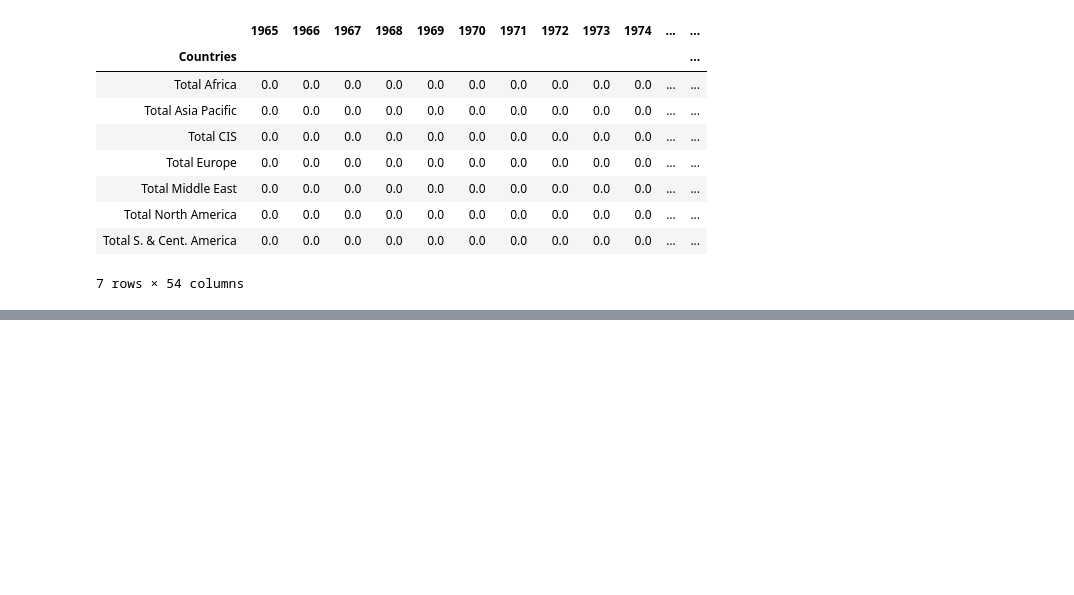
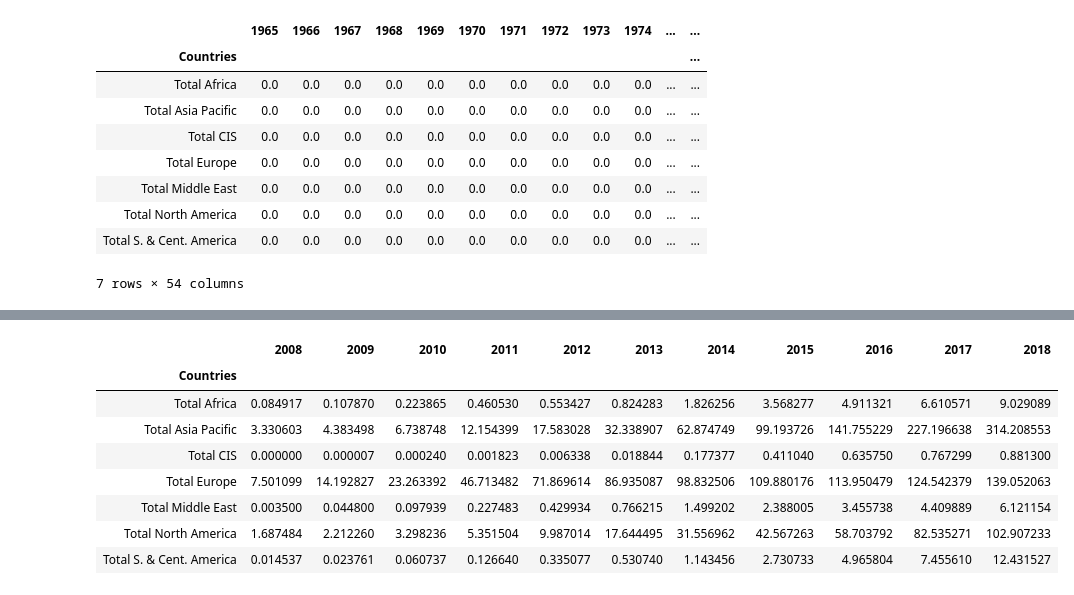
Before and after one commit to Tayzerdo/Renewable-energy, a Jupyter notebook: Solar energy analysis.ipynb, the cells around one changed output, grey strips where cells are left out. Cells and saved outputs as stored; diff of their text form; code cells hidden in the pictures; blank space fills up the shorter version.

```diff
--- a/Solar energy analysis.ipynb
+++ b/Solar energy analysis.ipynb
@@ -270,0 +289,14 @@ Total
+# %%
+#Take the years from 2008 til 2018
+Total_New = Total.iloc[:,Countries.columns.get_loc(2008):]
+Total_New
+# %% [output]
+|  | 2008 | 2009 | 2010 | 2011 | 2012 | 2013 | 2014 | 2015 | 2016 | 2017 | 2018 |
+| Countries |  |  |  |  |  |  |  |  |  |  |  |
+| Total Africa | 0.084917 | 0.107870 | 0.223865 | 0.460530 | 0.553427 | 0.824283 | 1.826256 | 3.568277 | 4.911321 | 6.610571 | 9.029089 |
+| Total Asia Pacific | 3.330603 | 4.383498 | 6.738748 | 12.154399 | 17.583028 | 32.338907 | 62.874749 | 99.193726 | 141.755229 | 227.196638 | 314.208553 |
+| Total CIS | 0.000000 | 0.000007 | 0.000240 | 0.001823 | 0.006338 | 0.018844 | 0.177377 | 0.411040 | 0.635750 | 0.767299 | 0.881300 |
+| Total Europe | 7.501099 | 14.192827 | 23.263392 | 46.713482 | 71.869614 | 86.935087 | 98.832506 | 109.880176 | 113.950479 | 124.542379 | 139.052063 |
+| Total Middle East | 0.003500 | 0.044800 | 0.097939 | 0.227483 | 0.429934 | 0.766215 | 1.499202 | 2.388005 | 3.455738 | 4.409889 | 6.121154 |
+| Total North America | 1.687484 | 2.212260 | 3.298236 | 5.351504 | 9.987014 | 17.644495 | 31.556962 | 42.567263 | 58.703792 | 82.535271 | 102.907233 |
+| Total S. & Cent. America | 0.014537 | 0.023761 | 0.060737 | 0.126640 | 0.335077 | 0.530740 | 1.143456 | 2.730733 | 4.965804 | 7.455610 | 12.431527 |
```
Also changed, not shown: parts of 3 cells of this notebook, 1 other file.
